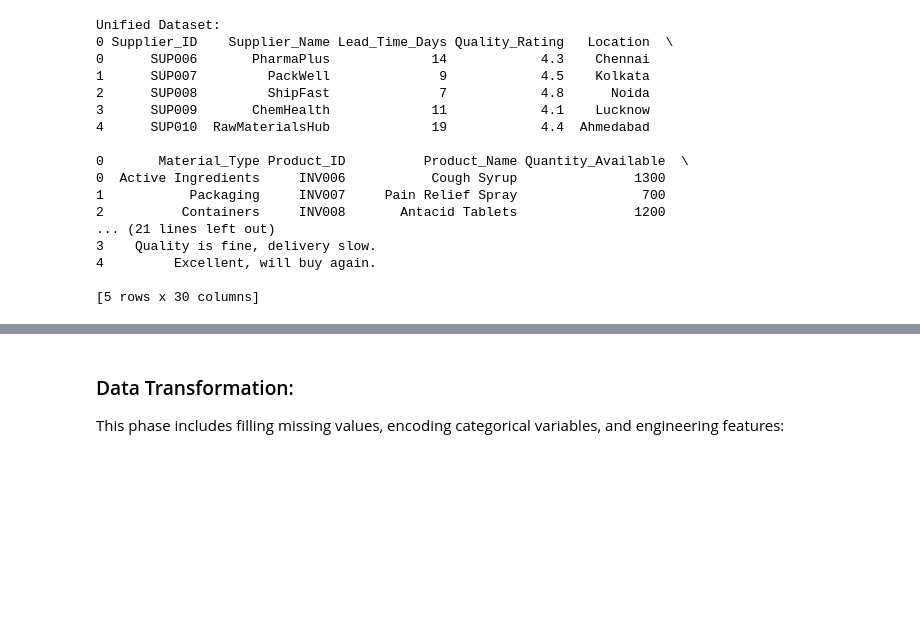
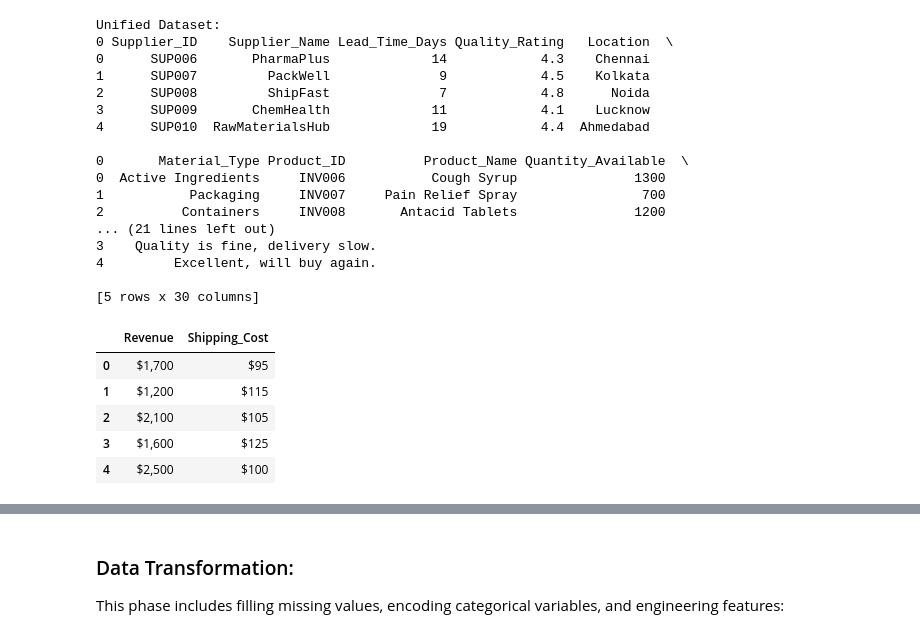
Before and after one commit to swaroop5454/Pharmaceutical-Supply-Chain-Optimization-Dashboard, a Jupyter notebook: Pharmaceutical Supply Chain Optimization.ipynb, the cells around one changed output, grey strips where cells are left out. Drawn from its saved outputs; the diff is of its cells as text; code cells hidden in the pictures; blank space fills up the shorter version.

```diff
--- a/Pharmaceutical Supply Chain Optimization.ipynb
+++ b/Pharmaceutical Supply Chain Optimization.ipynb
@@ -192,3 +192,12 @@ Unified Dataset:
 [5 rows x 30 columns]
 # %%
 df=final_dataset.copy()
+# %%
+df[['Revenue','Shipping_Cost']].head()
+# %% [output]
+|  | Revenue | Shipping_Cost |
+| 0 | $1,700 | $95 |
+| 1 | $1,200 | $115 |
+| 2 | $2,100 | $105 |
+| 3 | $1,600 | $125 |
+| 4 | $2,500 | $100 |
```
Also changed, not shown: parts of 50 cells of this notebook.
